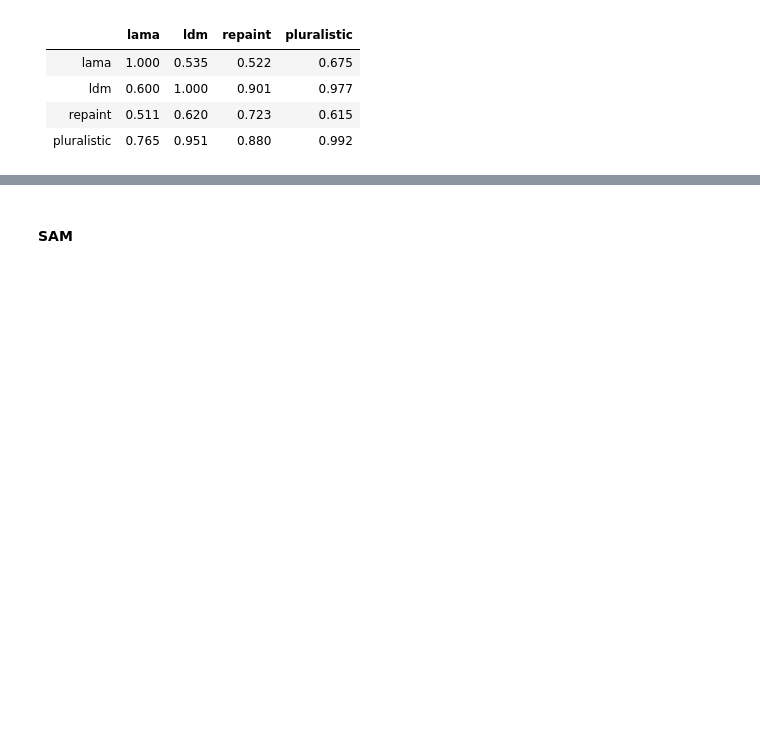
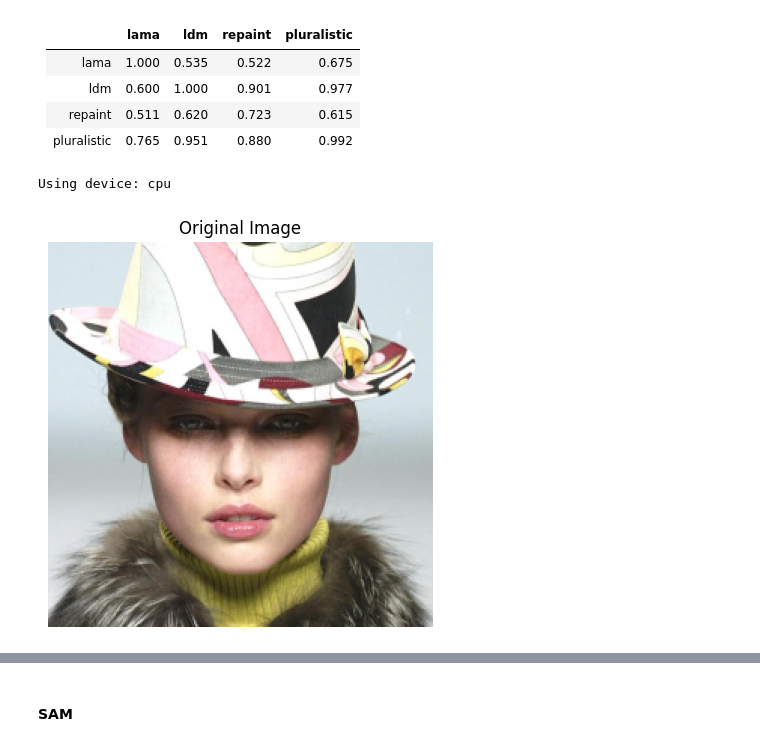
Before and after one commit to Razvan48/Proiect-Deep-Learning-DL, a Jupyter notebook: Proiect_Task_1_Third_Method.ipynb, the cells around one changed output, grey strips where cells are left out. Drawn from its saved outputs; the diff is of its cells as text; code cells hidden in the pictures; blank space fills up the shorter version.

```diff
--- a/Proiect_Task_1_Third_Method.ipynb
+++ b/Proiect_Task_1_Third_Method.ipynb
@@ -385,3 +385,30 @@ Cross-Generator Accuracy Table:
 | ldm         |  0.600 | 1.000 |     0.901 |         0.977 |
 | repaint     |  0.511 | 0.620 |     0.723 |         0.615 |
 | pluralistic |  0.765 | 0.951 |     0.880 |         0.992 |
+# %%
+device = 'cuda' if torch.cuda.is_available() else 'cpu'
+print(f"Using device: {device}")
+torch.serialization.add_safe_globals([timm.models.xception_aligned.XceptionAligned])
+# Load the model and map to the appropriate device
+tmp = torch.load("drive/MyDrive/Proiect DeepLearning/Third-Method/clip_results.pth", map_location=torch.device(device), weights_only=False)
+# %% [output]
+Using device: cpu
+# %%
+originals = []
+cnt = 0
+ds = loaders['clip']['lama']['test'].dataset
+for path, lbl in ds.samples:
+    if lbl == 0:
+        if path.find("10503"):
+            originals.append(Image.open(path).convert('RGB'))
+            break
+
+
+fig, axes = plt.subplots(1, 1, figsize=(15, 5))
+axes.imshow(originals[0])
+axes.set_title(f"Original Image")
+axes.axis('off')
+
+plt.show()
+# %% [output]
+[figure, added]
```
Also changed, not shown: parts of 4 cells of this notebook, 4 other files.
